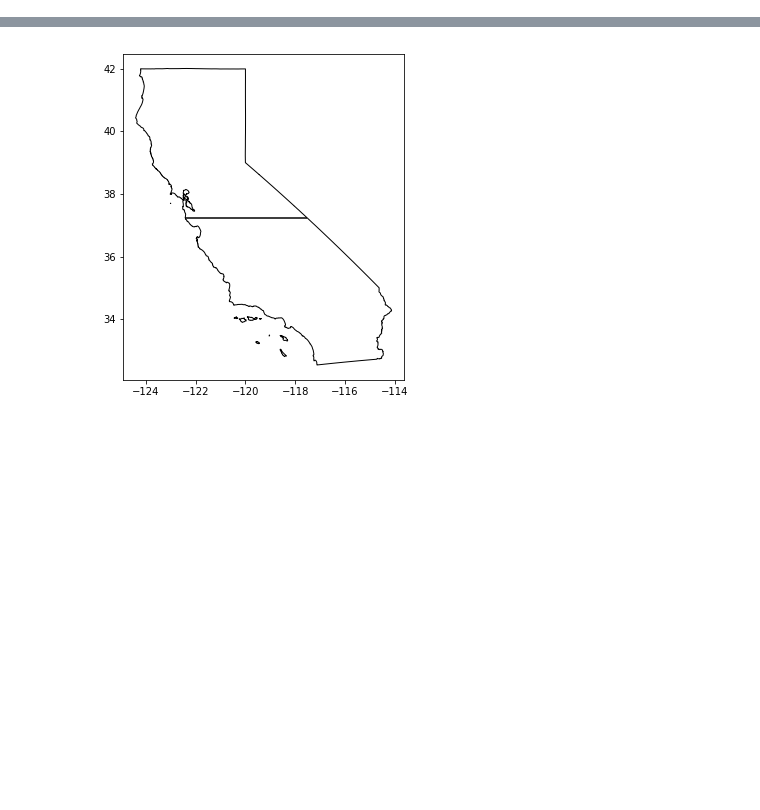
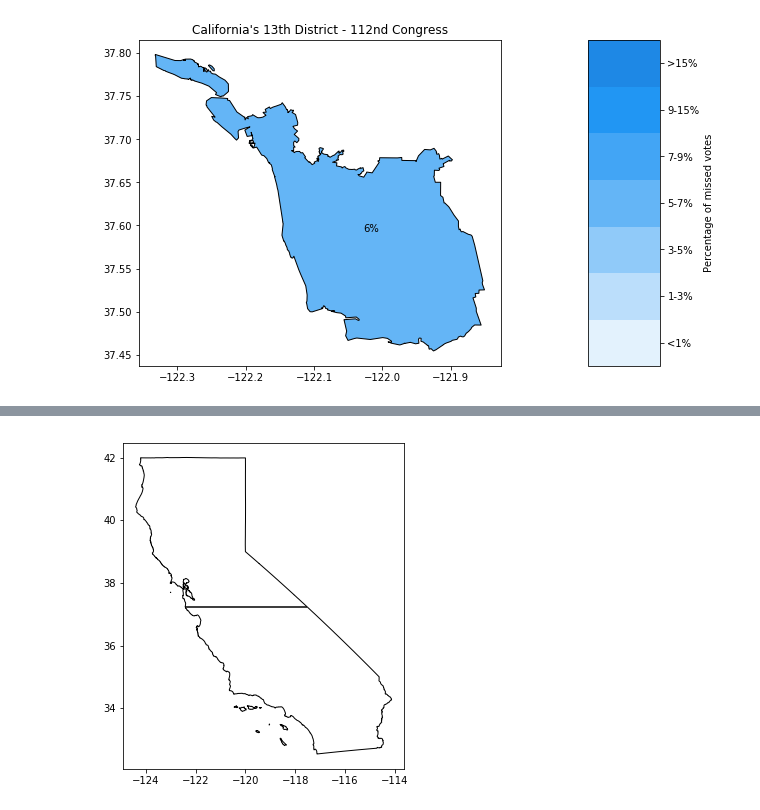
Before and after one commit to rcohngru/congressional-voting-eda, a Jupyter notebook: notebooks/Trying GeoPandas.ipynb, the cells around one changed output, grey strips where cells are left out. Saved outputs shown, nothing was run; the diff lists cells and outputs as text; code cells hidden in the pictures; blank space fills up the shorter version.

```diff
--- a/notebooks/Trying GeoPandas.ipynb
+++ b/notebooks/Trying GeoPandas.ipynb
@@ -364,0 +369,4 @@ plot_district('Ohio', 110, district=10)
+# %%
+plot_district('California', 112, district=13)
+# %% [output]
+[figure, added]
```
Also changed, not shown: parts of 6 cells of this notebook, 2 other files.
